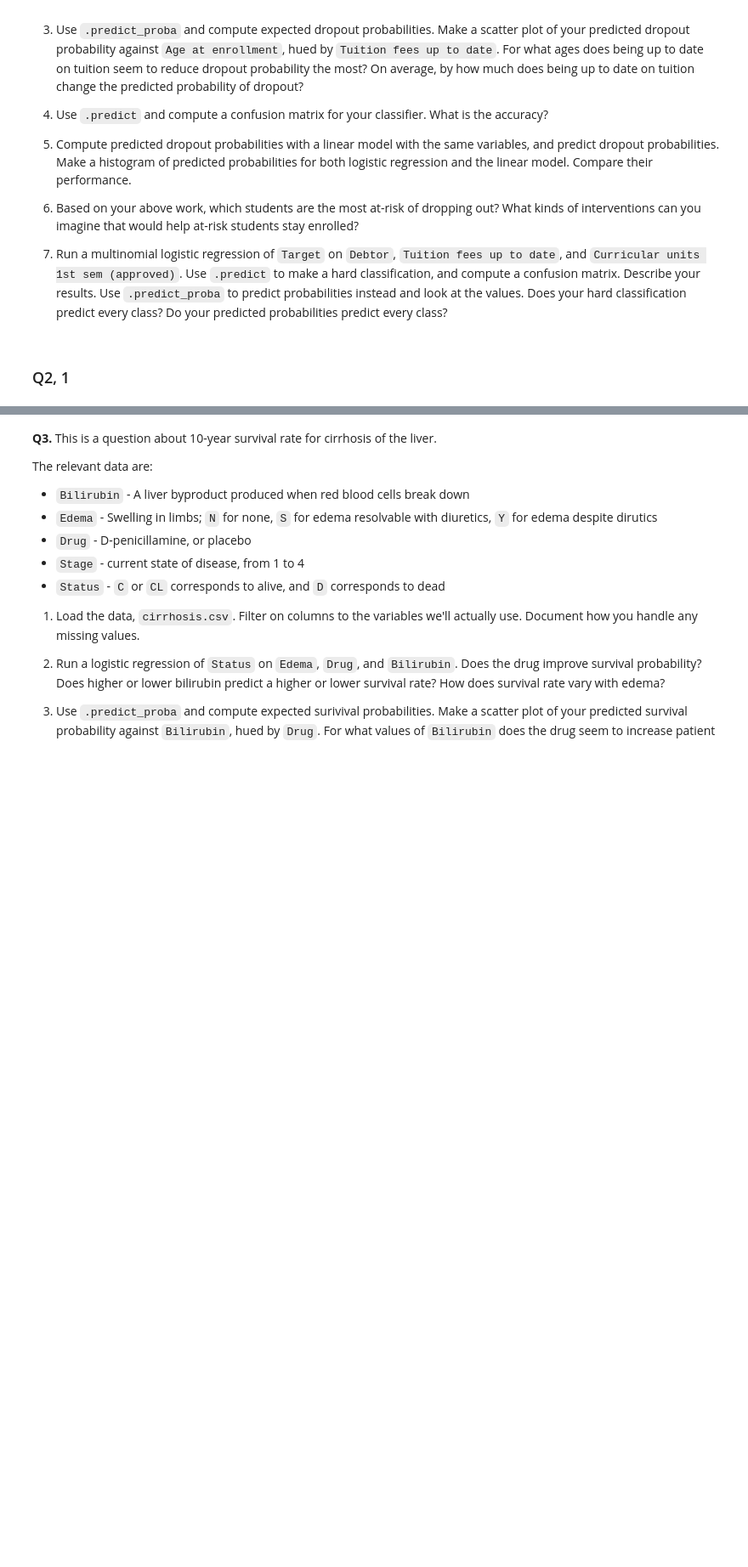
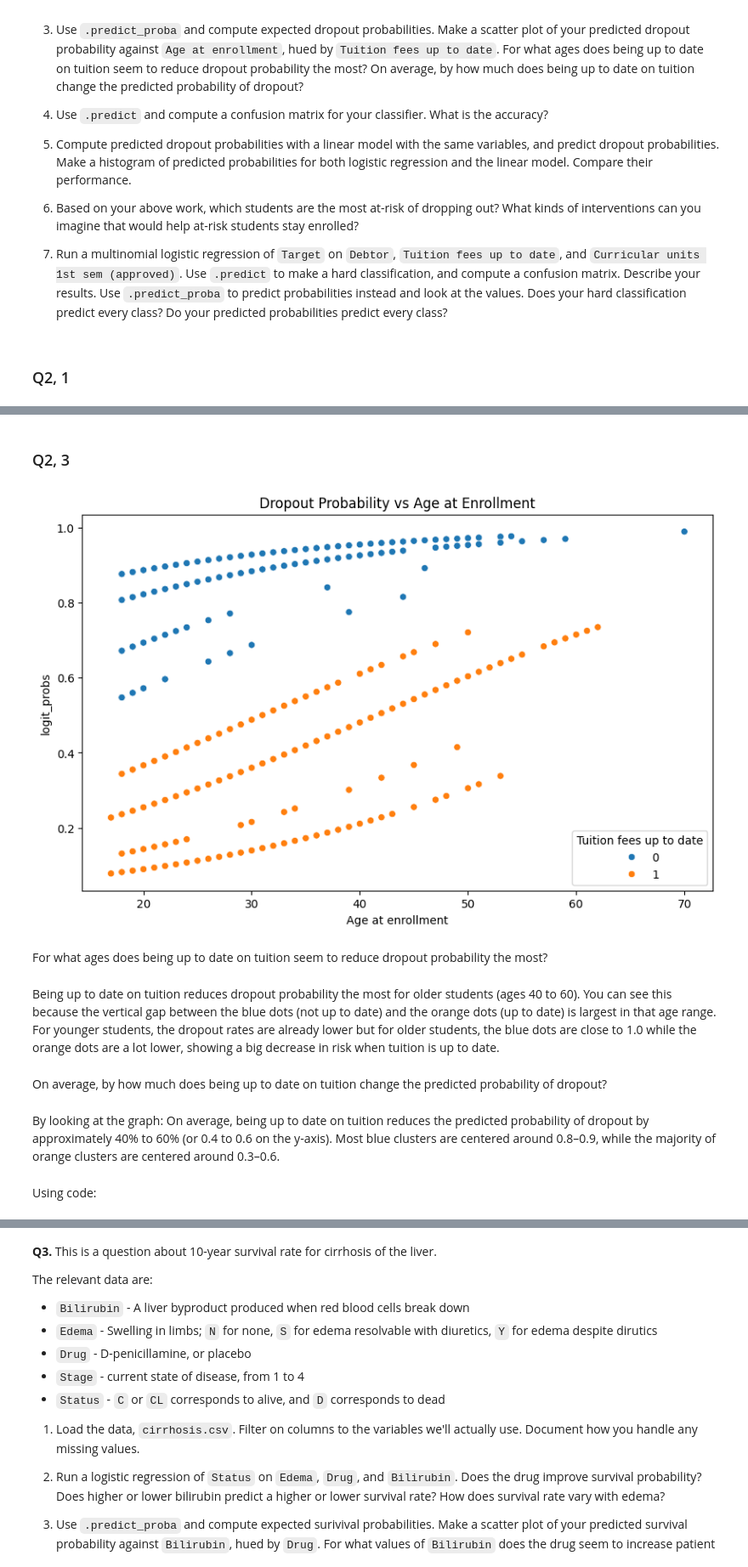
Before and after one commit to clairicelou/undergrad_ml_assignments, a Jupyter notebook: 05_assignment_glm.ipynb, the cells around one changed output, grey strips where cells are left out. Shown at 85% size. Saved outputs shown, nothing was run; the diff lists cells and outputs as text; code cells hidden in the pictures; blank space fills up the shorter version.

```diff
--- a/05_assignment_glm.ipynb
+++ b/05_assignment_glm.ipynb
@@ -62,5 +71,5 @@ import skimpy as skim
 # %%
-df = pd.read_csv("data.csv", delimiter=';')
+df = pd.read_csv('/Users/clairicelou/Documents/DS3021/undergrad_ml_assignments/data/data.csv', delimiter=';')
 
 df.head()
 # %% [output]
@@ -67,0 +83,3 @@ FileNotFoundError: [Errno 2] No such file or directory: 'data.csv'
+# %%
+cols = ['Debtor', 'Tuition fees up to date', 'Scholarship holder', 'Age at enrollment', 'Curricular units 1st sem (approved)', 'Target']
+df = df[cols]
@@ -67,0 +100,7 @@ FileNotFoundError: [Errno 2] No such file or directory: 'data.csv'
+# %%
+# binary target
+df['is_dropout'] = df['Target'].apply(lambda x: 1 if x == 'Dropout' else 0)
+
+print("\nTarget Distribution:")
+print(df['is_dropout'].value_counts(normalize=True))
+df.head()
@@ -67,0 +121,10 @@ FileNotFoundError: [Errno 2] No such file or directory: 'data.csv'
+# %%
+features = ['Debtor', 'Tuition fees up to date', 'Scholarship holder', 'Age at enrollment']
+X = df[features]
+y = df['is_dropout']
+
+logit_reg = LogisticRegression(penalty=None, max_iter=5000)
+logit_reg.fit(X, y)
+
+coeffs = pd.DataFrame({'Variable': features, 'Coefficient': logit_reg.coef_[0]})
+print(coeffs)
@@ -67,0 +145,21 @@ FileNotFoundError: [Errno 2] No such file or directory: 'data.csv'
+# %% [markdown]
+### Q2, 3
+# %%
+df['logit_probs'] = logit_reg.predict_proba(X)[:, 1]
+
+plt.figure(figsize=(10, 6))
+sns.scatterplot(data=df, x='Age at enrollment', y='logit_probs', hue='Tuition fees up to date')
+plt.title('Dropout Probability vs Age at Enrollment')
+plt.show()
+# %% [output]
+[figure, added]
+# %% [markdown]
+For what ages does being up to date on tuition seem to reduce dropout probability the most?
+# %% [markdown]
+Being up to date on tuition reduces dropout probability the most for older students (ages 40 to 60). You can see this because the vertical gap between the blue dots (not up to date) and the orange dots (up to date) is largest in that age range. For younger students, the dropout rates are already lower but for older students, the blue dots are close to 1.0 while the orange dots are a lot lower, showing a big decrease in risk when tuition is up to date.
+# %% [markdown]
+On average, by how much does being up to date on tuition change the predicted probability of dropout?
+# %% [markdown]
+By looking at the graph: On average, being up to date on tuition reduces the predicted probability of dropout by approximately 40% to 60% (or 0.4 to 0.6 on the y-axis). Most blue clusters are centered around 0.8–0.9, while the majority of orange clusters are centered around 0.3–0.6.
+# %% [markdown]
+Using code:
```
Also changed, not shown: parts of 62 cells of this notebook, 7 other files.
